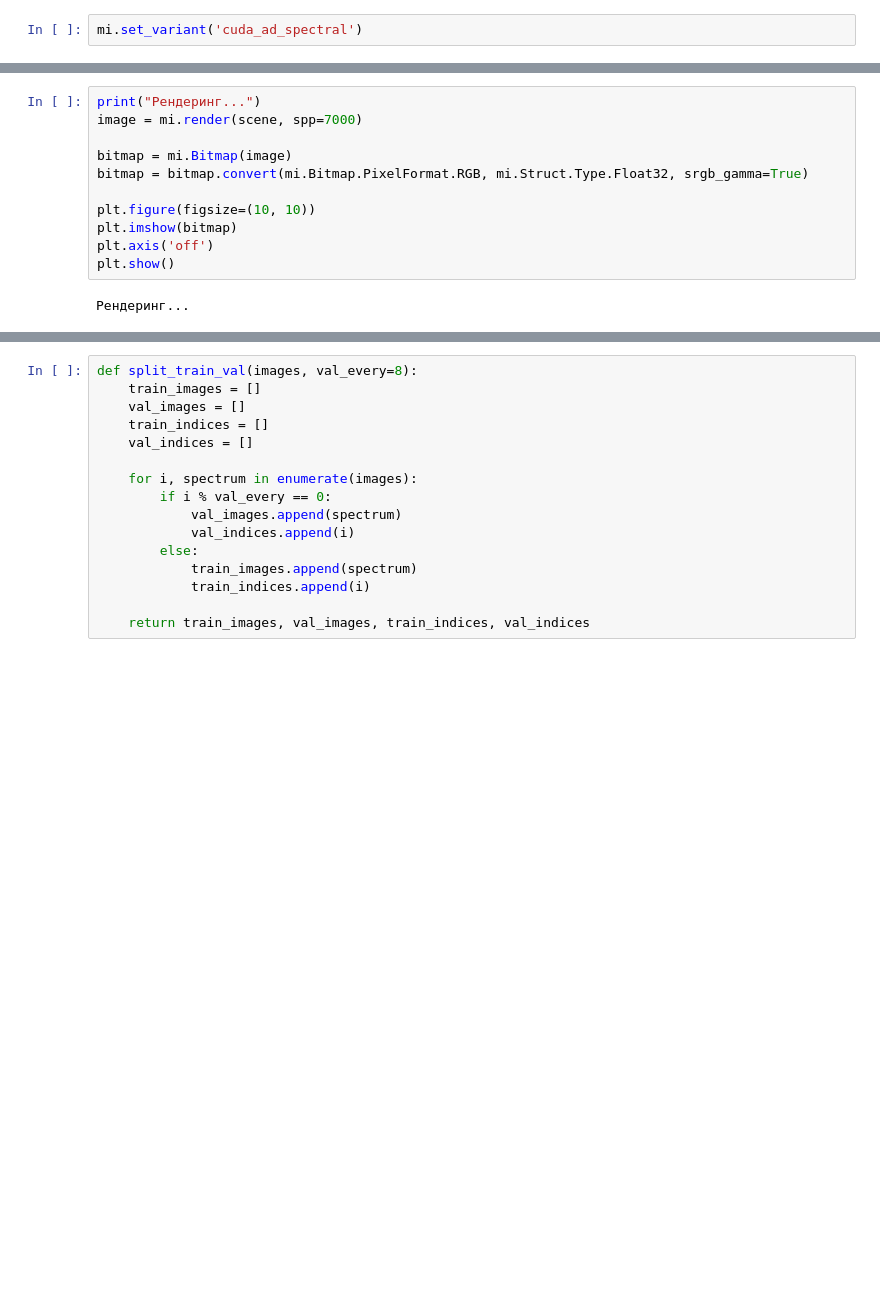
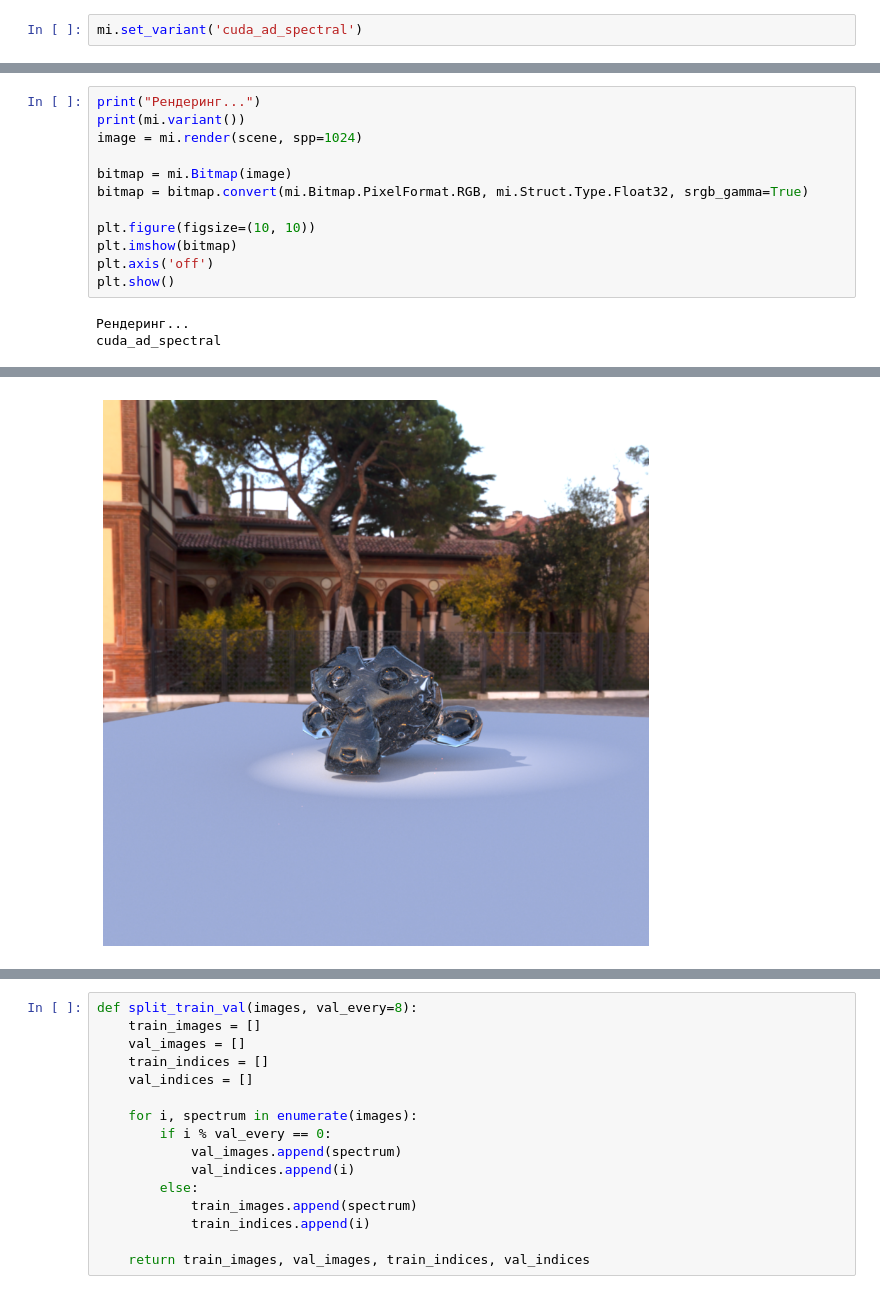
Before and after one commit to H5JKey/mitsuba-dataset-scripts, a Jupyter notebook: dataset.ipynb, the cells around one changed output, grey strips where cells are left out. Drawn from its saved outputs; the diff is of its cells as text; blank space fills up the shorter version.

Commit message:
feat: new scene

```diff
--- a/dataset.ipynb
+++ b/dataset.ipynb
@@ -204,6 +273,7 @@
 # %%
 print("Рендеринг...")
-image = mi.render(scene, spp=7000)
+print(mi.variant())
+image = mi.render(scene, spp=1024)
 
 bitmap = mi.Bitmap(image)
 bitmap = bitmap.convert(mi.Bitmap.PixelFormat.RGB, mi.Struct.Type.Float32, srgb_gamma=True)
@@ -214,3 +284,4 @@ plt.axis('off')
 plt.show()
 # %% [output]
 Рендеринг...
+cuda_ad_spectral
@@ -218 +289,2 @@ NameError: name 'scene' is not defined
+[figure, added]
 # %%
```
Also changed, not shown: parts of 10 cells of this notebook.
